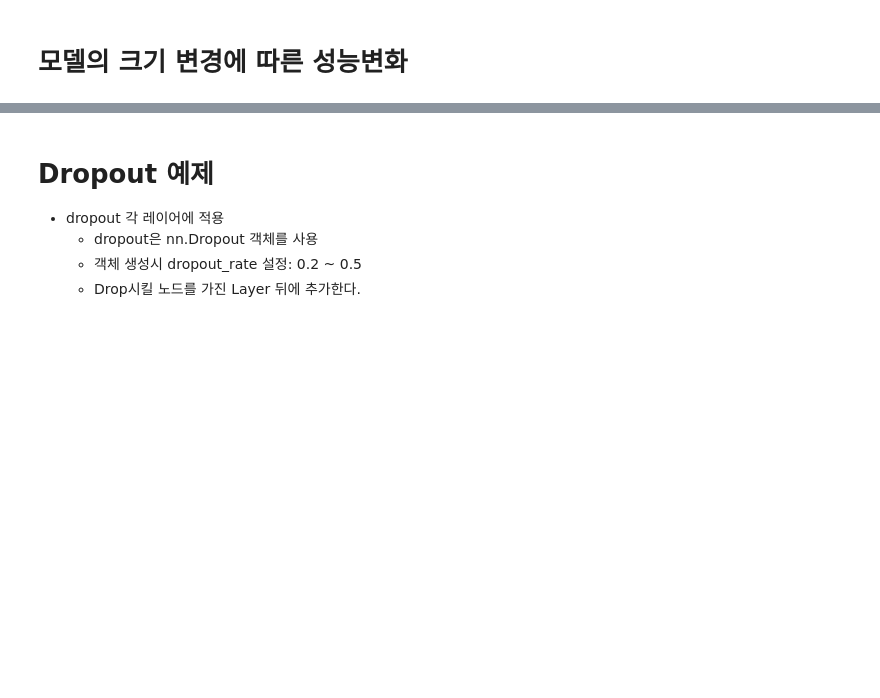
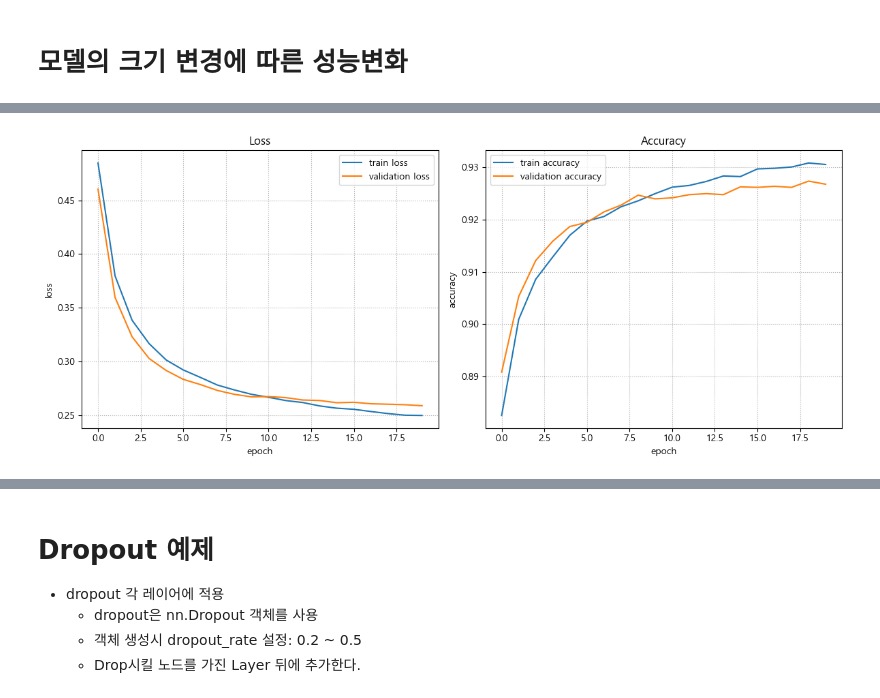
Before and after one commit to kgmyhGit/SKN06, a Jupyter notebook: 09_deeplearning_pytorch/08_2_딥러닝모델_성능개선_예제.ipynb, the cells around one changed output, grey strips where cells are left out. Drawn from its saved outputs; the diff is of its cells as text; code cells hidden in the pictures; blank space fills up the shorter version.

```diff
--- a/09_deeplearning_pytorch/08_2_딥러닝모델_성능개선_예제.ipynb
+++ b/09_deeplearning_pytorch/08_2_딥러닝모델_성능개선_예제.ipynb
@@ -277,2 +317,16 @@ def plot_fit_result(train_loss_list, train_accuracy_list, valid_loss_list, valid
 # %% [markdown]
 # 모델의 크기 변경에 따른 성능변화
+# %%
+class SmallModel(nn.Module):
+
+    def __init__(self):
+        super().__init__()
+        self.lr = nn.Linear(784, 10)  # 입력 -> 출력
+
+    def forward(self, X):
+        X = nn.Flatten()(X) # Batch x 1 x 28 x 28 -> Batch  x 784,
+        output = self.lr(X)
+        return output
+# %%
+small_model = SmallModel().to(device)
+summary(small_model, (10, 1, 28, 28), device=device)
@@ -278,0 +350,15 @@ def plot_fit_result(train_loss_list, train_accuracy_list, valid_loss_list, valid
+# %%
+loss_fn = nn.CrossEntropyLoss()
+optimizer = torch.optim.Adam(small_model.parameters(), lr=lr)
+# %%
+train_loss_list, train_acc_list, valid_loss_list, valid_acc_list = fit(
+    train_loader,
+    test_loader,
+    small_model,
+    loss_fn,
+    optimizer,
+    20,   # epochs
+    save_model_path="saved_models/small_model.pt",
+    device=device,
+    mode="multi",
+)
@@ -278,0 +383,4 @@ def plot_fit_result(train_loss_list, train_accuracy_list, valid_loss_list, valid
+# %%
+plot_fit_result(train_loss_list, train_acc_list, valid_loss_list, valid_acc_list)
+# %% [output]
+[figure, added]
```
Also changed, not shown: parts of 15 cells of this notebook, 4 other files.
